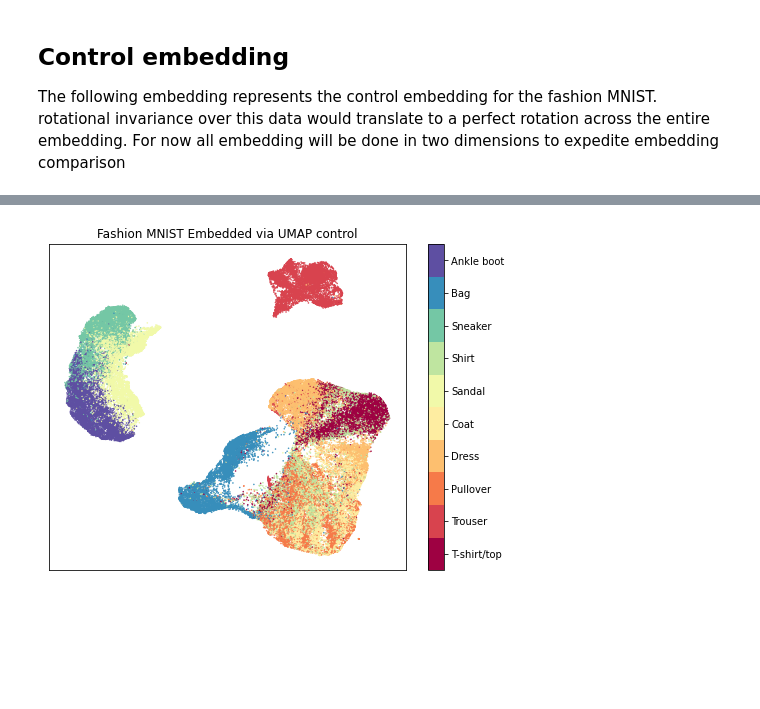
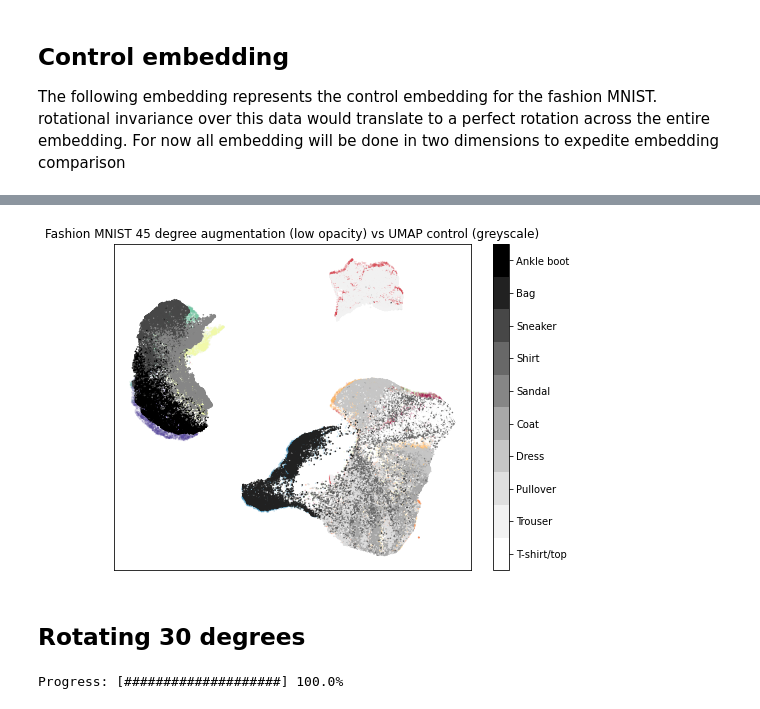
Before and after one commit to chriscamano/UMAP-and-PUMAP-research-, a Jupyter notebook: FALL 2022 UMAP /UMAP rotational augmentation research.ipynb, the cells around one changed output, grey strips where cells are left out. Cells and saved outputs as stored; diff of their text form; code cells hidden in the pictures; blank space fills up the shorter version.

Commit message:
did more experiments on rotation

```diff
--- a/FALL 2022 UMAP /UMAP rotational augmentation research.ipynb
+++ b/FALL 2022 UMAP /UMAP rotational augmentation research.ipynb
@@ -254,12 +268,29 @@ Tue Sep  6 10:13:35 2022 Finished embedding
 # %%
 target = np.hstack([train_labels, test_labels])
 
 fig, ax = plt.subplots(1, figsize=(8, 6))
-plt.scatter(*embedding_r45.T, s=0.3, c=target, cmap='Spectral', alpha=1.0)
+plt.scatter(*embedding_r45.T, s=0.3, c=target, cmap='Spectral', alpha=.2)
+plt.scatter(*embedding_control_2d.T, s=0.3, c=target, cmap='Greys', alpha=1.0)
 plt.setp(ax, xticks=[], yticks=[])
 cbar = plt.colorbar(boundaries=np.arange(11)-0.5)
 cbar.set_ticks(np.arange(10))
 cbar.set_ticklabels(classes)
-plt.title('Fashion MNIST Embedded via UMAP control');
+plt.title('Fashion MNIST 45 degree augmentation (low opacity) vs UMAP control (greyscale)');
 # %% [output]
-[figure, old version]
+[figure, new version]
+# %% [markdown]
+## Rotating 30 degrees
+# %%
+#rotating all of the data by 30deg
+theta=30
+temp=rotate(theta,np.reshape(data[1],(28,28)))
+
+sample_rotation_dim=np.matrix.flatten(temp).shape[0]
+r30_data=np.zeros((data.shape[0],sample_rotation_dim))
+
+for i in range(np.shape(data)[0]):
+        temp=rotate(theta,np.reshape(data[i],(28,28)));
+        r30_data[i]=np.matrix.flatten(temp);
+        update_progress(i / np.shape(data)[0])
+# %% [output]
+Progress: [####################] 100.0%
```
Also changed, not shown: parts of 29 cells of this notebook.
